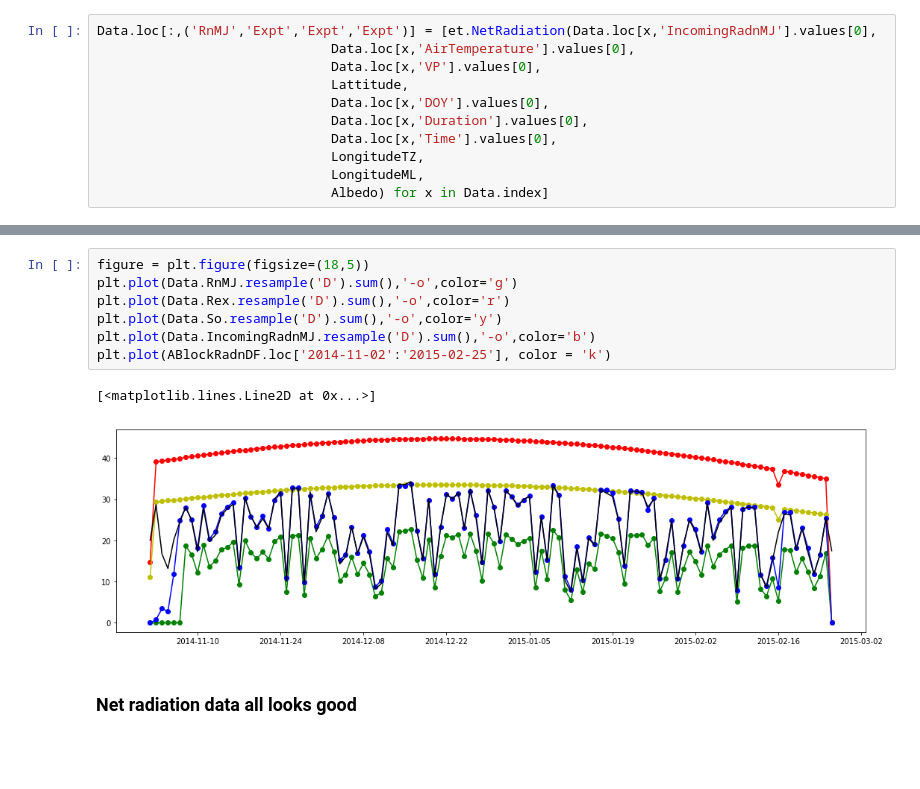
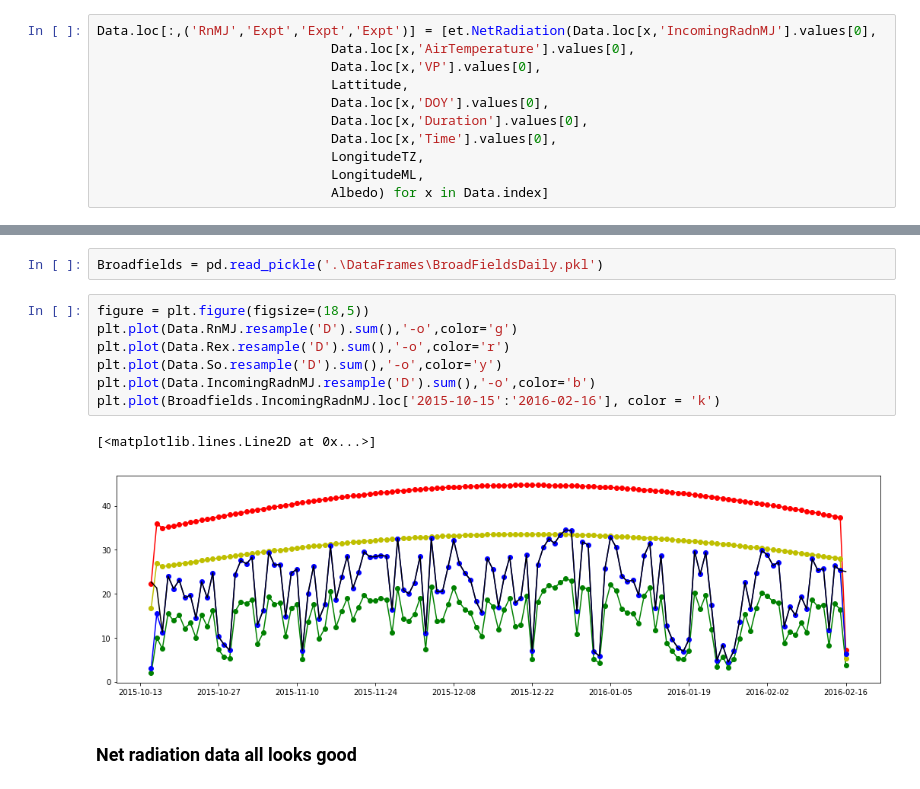
Before and after one commit to HamishBrownPFR/CropWaterAnalysis, a Jupyter notebook: Wheat/TempAndRadnDFSetUp.ipynb, the cells around one changed output, grey strips where cells are left out. Cells and saved outputs as stored; diff of their text form; blank space fills up the shorter version.

```diff
--- a/Wheat/TempAndRadnDFSetUp.ipynb
+++ b/Wheat/TempAndRadnDFSetUp.ipynb
@@ -659,13 +378,15 @@ ABlockRadnDF = pd.DataFrame(data=pd.to_numeric(AblockRadn),
+# %%
+Broadfields = pd.read_pickle('.\DataFrames\BroadFieldsDaily.pkl')
 # %%
 figure = plt.figure(figsize=(18,5))
 plt.plot(Data.RnMJ.resample('D').sum(),'-o',color='g')
 plt.plot(Data.Rex.resample('D').sum(),'-o',color='r')
 plt.plot(Data.So.resample('D').sum(),'-o',color='y')
 plt.plot(Data.IncomingRadnMJ.resample('D').sum(),'-o',color='b')
-plt.plot(ABlockRadnDF.loc['2014-11-02':'2015-02-25'], color = 'k')
+plt.plot(Broadfields.IncomingRadnMJ.loc['2015-10-15':'2016-02-16'], color = 'k')
 # %% [output]
 [<matplotlib.lines.Line2D at 0x...>]
-[figure, old version]
+[figure, new version]
 # %% [markdown]
 ### Net radiation data all looks good
 # %% [markdown]
```
Also changed, not shown: parts of 47 cells of this notebook, 7 other files.
